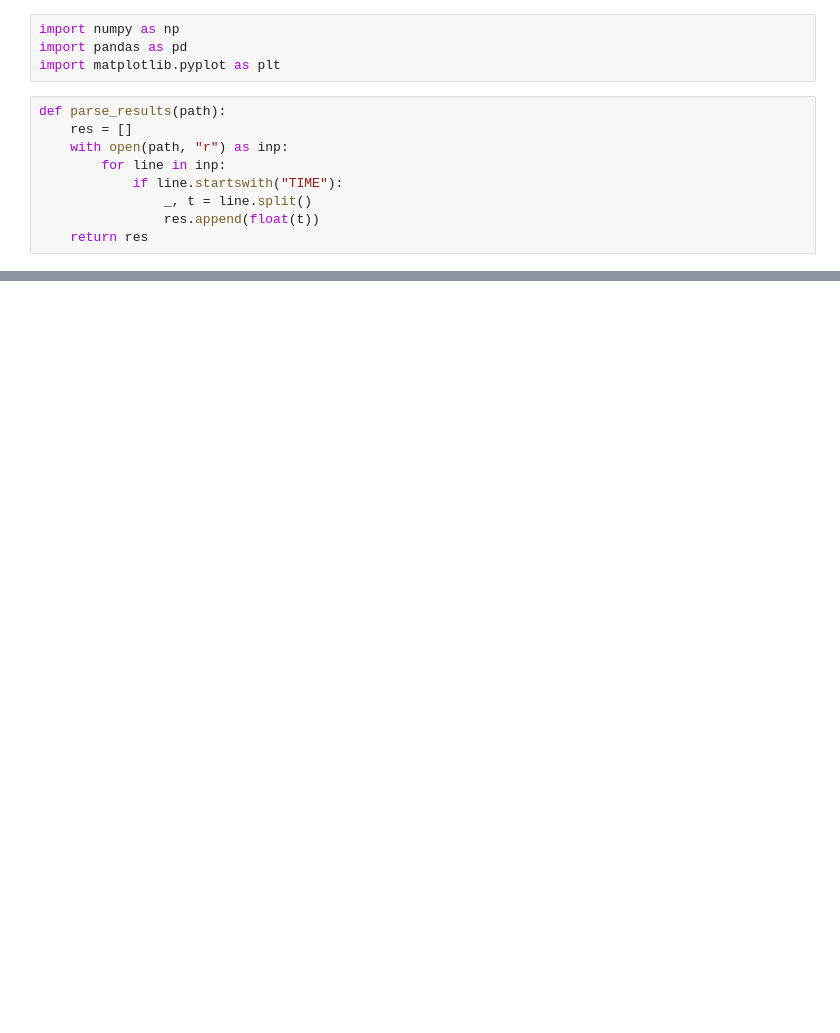
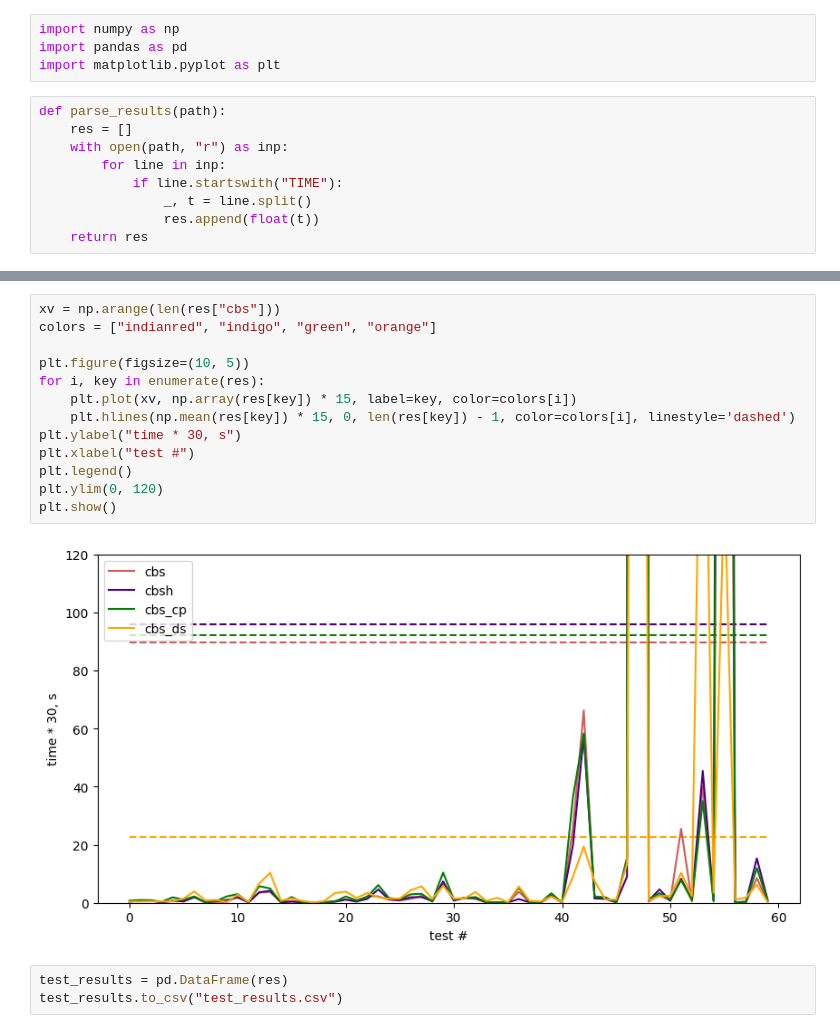
Before and after one commit to Maxon081102/CBSLab, a Jupyter notebook: visualization.ipynb, the cells around one changed output, grey strips where cells are left out. Drawn from its saved outputs; the diff is of its cells as text; blank space fills up the shorter version.

```diff
--- a/visualization.ipynb
+++ b/visualization.ipynb
@@ -17,0 +35,18 @@ TypeError: cannot unpack non-iterable builtin_function_or_method object
+# %%
+xv = np.arange(len(res["cbs"]))
+colors = ["indianred", "indigo", "green", "orange"]
+
+plt.figure(figsize=(10, 5))
+for i, key in enumerate(res):
+    plt.plot(xv, np.array(res[key]) * 15, label=key, color=colors[i])
+    plt.hlines(np.mean(res[key]) * 15, 0, len(res[key]) - 1, color=colors[i], linestyle='dashed')
+plt.ylabel("time * 30, s")
+plt.xlabel("test #")
+plt.legend()
+plt.ylim(0, 120)
+plt.show()
+# %% [output]
+[figure, added]
+# %%
+test_results = pd.DataFrame(res)
+test_results.to_csv("test_results.csv")
```
Also changed, not shown: parts of 3 cells of this notebook.
